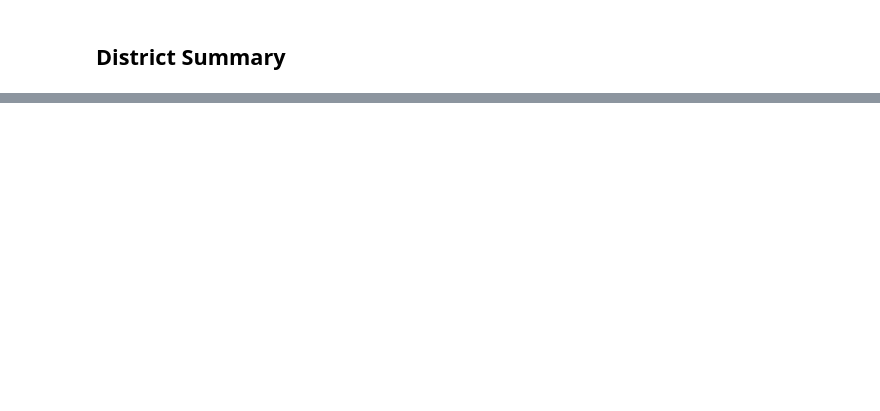
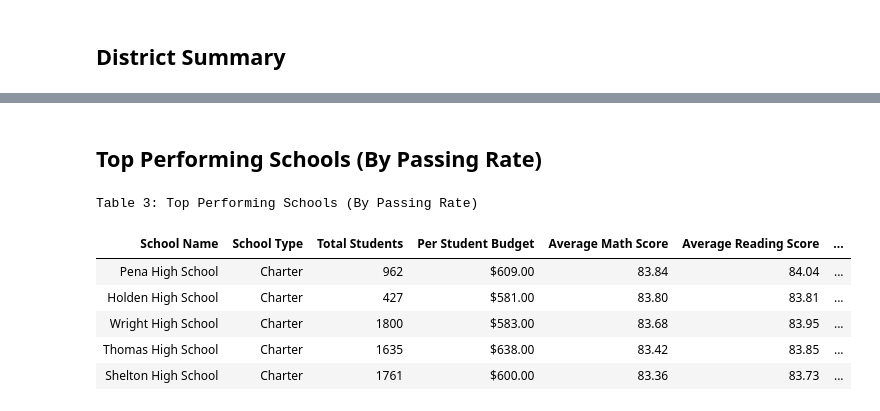
Before and after one commit to NormanGwinn/pandas-challenge, a Jupyter notebook: PyCitySchools/DistrictAssessment.ipynb, the cells around one changed output, grey strips where cells are left out. Drawn from its saved outputs; the diff is of its cells as text; code cells hidden in the pictures; blank space fills up the shorter version.

```diff
--- a/PyCitySchools/DistrictAssessment.ipynb
+++ b/PyCitySchools/DistrictAssessment.ipynb
@@ -51,19 +70,5 @@ df_district_summary2.style.format({
 # %%
-# Aggregate raw student data by school
-df_students_by_school = pd.concat(
-    [df_student[["school_name","reading_score","math_score"]],
-     (df_student["reading_score"] >= 60).rename("is_reading_passed"),
-     (df_student["math_score"] >= 60).rename("is_math_passed")
-    ],axis=1).groupby("school_name").agg(
-        {"reading_score":"mean",
-         "math_score":"mean",
-         "is_reading_passed":"sum",
-         "is_math_passed":"sum"
-        }).reset_index(drop=True)
-
-df_sorted_schools = df_school[["school_name","type","size","budget"]].sort_values("school_name",ignore_index=True)
-df_school_stats = pd.concat([df_sorted_schools,df_students_by_school], axis=1)
-df_school_stats
+# Blend the simple school statistics with calculated, secondary statistics, for the columns of the school summary
 df_school_summary = pd.concat([
     df_school_stats[["school_name","type","size"]],
     (df_school_stats["budget"]/df_school_stats["size"]).rename("Per Student Budget"),
@@ -71,18 +76,11 @@ df_school_summary = pd.concat([
     (df_school_stats["is_math_passed"]/df_school_stats["size"]).rename("% Passing Math"),
     (df_school_stats["is_reading_passed"]/df_school_stats["size"]).rename("% Passing Reading"),
     (0.5 * (df_school_stats["is_reading_passed"] + df_school_stats["is_math_passed"]) \
-     /df_school_stats["size"]).rename("Overall Passing Rate")], axis=1)
+     /df_school_stats["size"]).rename("Overall Passing Rate")], axis=1, copy=False)
 
+# Rename columns, for presentation
 df_school_summary.rename(columns={"school_name" : "School Name",
                                   "type" : "School Type",
                                   "size" : "Total Students",
                                   "math_score" : "Average Math Score",
                                   "reading_score" : "Average Reading Score"}, inplace=True)
-df_school_summary.style.format({
-    "Per Student Budget" : "${:,.2f}".format,
-    "Average Math Score" : "{:.2f}".format,
-    "Average Reading Score" : "{:.2f}".format,
-    "% Passing Math" : "{:.2%}".format,
-    "% Passing Reading" : "{:.2%}".format,
-    "Overall Passing Rate" : "{:.2%}".format
-}).hide_index()
@@ -200,0 +87,13 @@ df141.style.format({
+# %%
+# Define a reusuable function for styling a school summary table
+def style_school_summary(df, caption):
+    return df.style.format({
+        "Per Student Budget" : "${:,.2f}".format,
+        "Average Math Score" : "{:.2f}".format,
+        "Average Reading Score" : "{:.2f}".format,
+        "% Passing Math" : "{:.2%}".format,
+        "% Passing Reading" : "{:.2%}".format,
+        "Overall Passing Rate" : "{:.2%}".format
+    }).hide_index().set_caption(caption)
+
+style_school_summary(df_school_summary, "Table 2:  School Summary")
@@ -200,0 +118,15 @@ df141.style.format({
+# %% [markdown]
+## Top Performing Schools (By Passing Rate)
+# %%
+# There are more than five schools with overall passing rates of 100%.
+# I chose to use "Average Math Score" as a secondary sort key.
+style_school_summary(df_school_summary.sort_values(["Overall Passing Rate","Average Math Score"],ascending=False).head(5),
+                    "Table 3:  Top Performing Schools (By Passing Rate)")
+# %% [output]
+Table 3: Top Performing Schools (By Passing Rate)
+| School Name | School Type | Total Students | Per Student Budget | Average Math Score | Average Reading Score | ... |
+| Pena High School | Charter | 962 | $609.00 | 83.84 | 84.04 | ... |
+| Holden High School | Charter | 427 | $581.00 | 83.80 | 83.81 | ... |
+| Wright High School | Charter | 1800 | $583.00 | 83.68 | 83.95 | ... |
+| Thomas High School | Charter | 1635 | $638.00 | 83.42 | 83.85 | ... |
+| Shelton High School | Charter | 1761 | $600.00 | 83.36 | 83.73 | ... |
```
Also changed, not shown: parts of 29 cells of this notebook, 2 other files.
